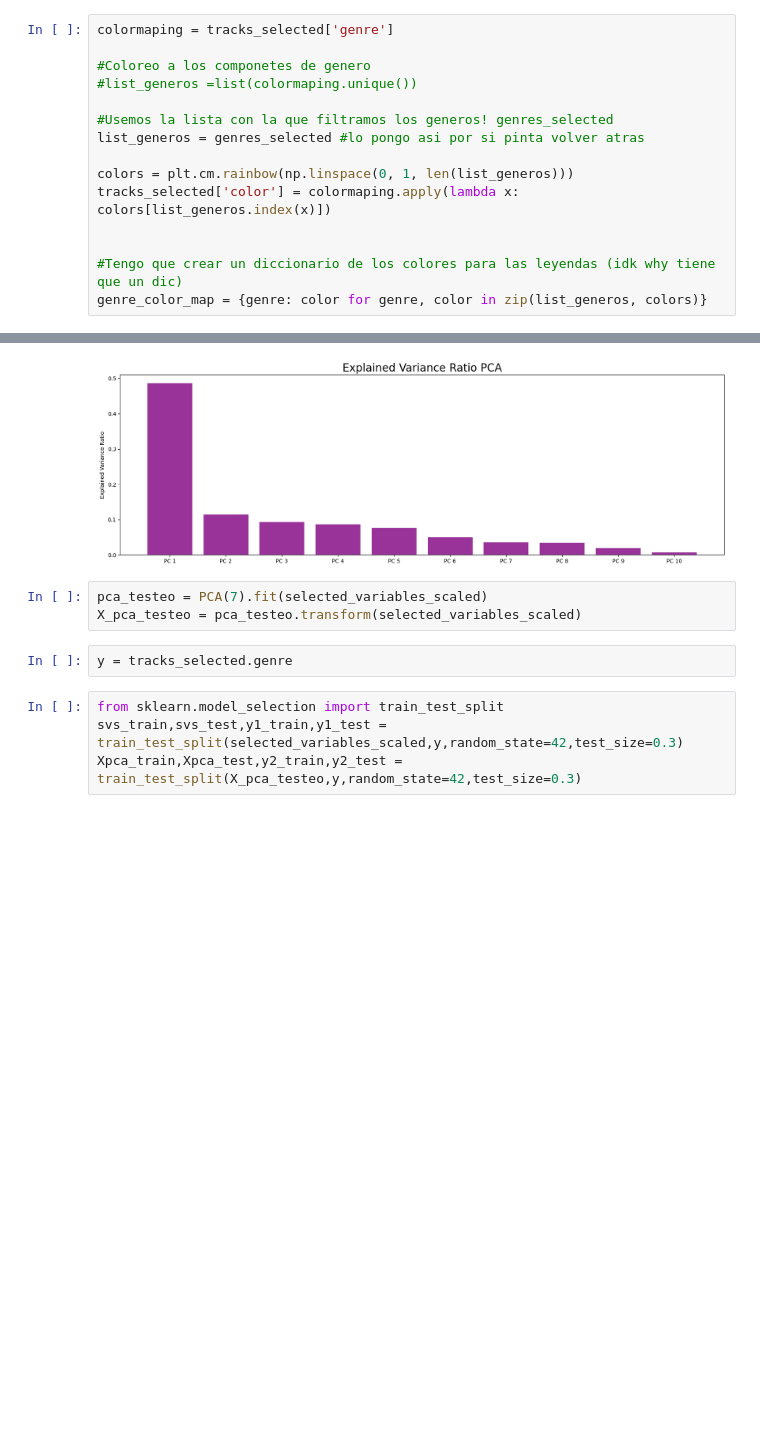
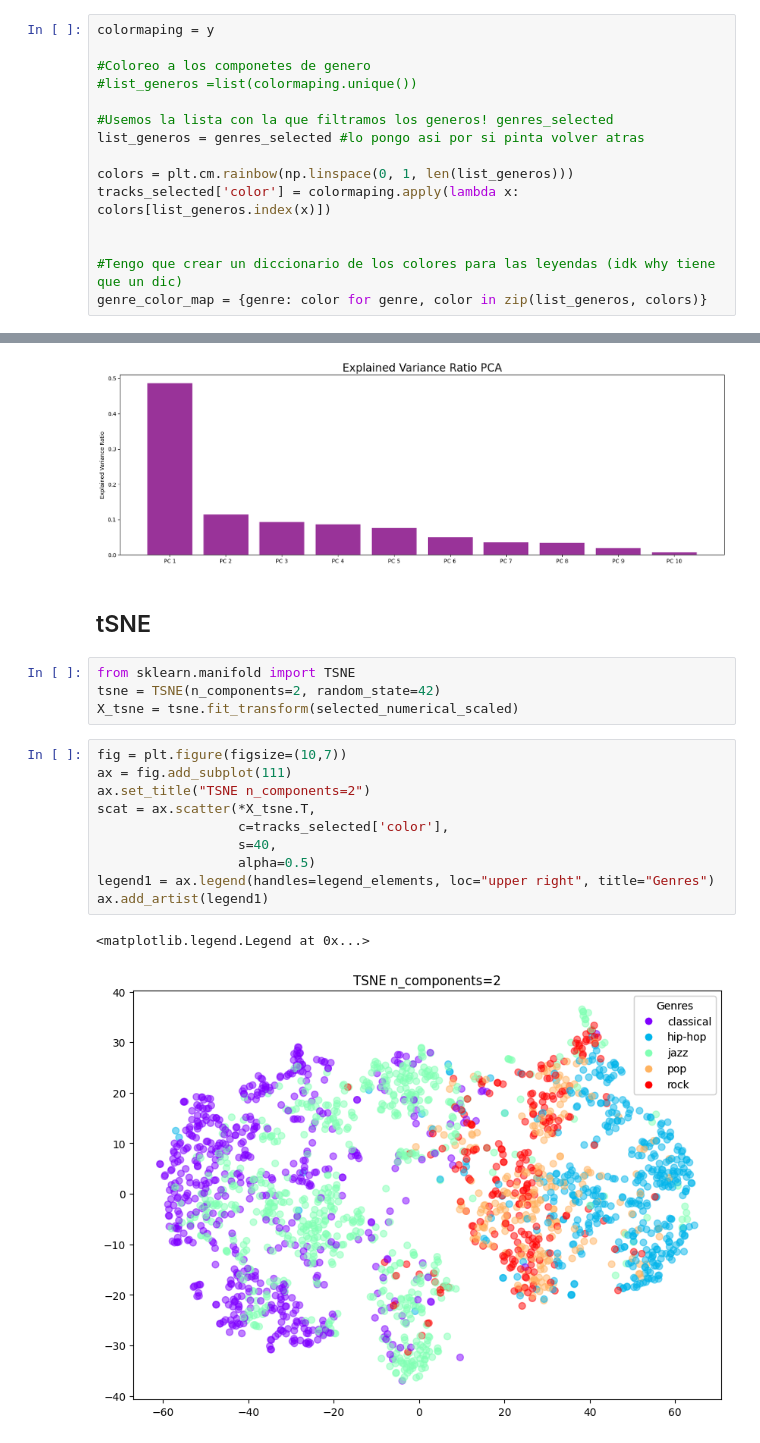
Before and after one commit to JaviCeRodriguez/IAA_tpfinal, a Jupyter notebook: Todo_junto.ipynb, the cells around one changed output, grey strips where cells are left out. Cells and saved outputs as stored; diff of their text form; blank space fills up the shorter version.

Commit message:
progreso en modelos

```diff
--- a/Todo_junto.ipynb
+++ b/Todo_junto.ipynb
@@ -328,7 +341,7 @@ X_pca =  pca.transform(selected_variables_scaled)
 # %% [markdown]
 Agregamos colores por generos
 # %%
-colormaping = tracks_selected['genre']
+colormaping = y
 
 #Coloreo a los componetes de genero
 #list_generos =list(colormaping.unique())
@@ -461,12 +475,22 @@ ax.set_ylabel('Explained Variance Ratio')
 # %% [output]
 Text(0, 0.5, 'Explained Variance Ratio')
 [figure]
-# %%
-pca_testeo = PCA(7).fit(selected_variables_scaled)
-X_pca_testeo = pca_testeo.transform(selected_variables_scaled)
-# %%
-y = tracks_selected.genre
-# %%
-from sklearn.model_selection import train_test_split
-svs_train,svs_test,y1_train,y1_test = train_test_split(selected_variables_scaled,y,random_state=42,test_size=0.3)
-Xpca_train,Xpca_test,y2_train,y2_test = train_test_split(X_pca_testeo,y,random_state=42,test_size=0.3)
+# %% [markdown]
+## tSNE
+# %%
+from sklearn.manifold import TSNE
+tsne = TSNE(n_components=2, random_state=42)
+X_tsne = tsne.fit_transform(selected_numerical_scaled)
+# %%
+fig = plt.figure(figsize=(10,7))
+ax = fig.add_subplot(111)
+ax.set_title("TSNE n_components=2")
+scat = ax.scatter(*X_tsne.T,
+                  c=tracks_selected['color'],
+                  s=40,
+                  alpha=0.5)
+legend1 = ax.legend(handles=legend_elements, loc="upper right", title="Genres")
+ax.add_artist(legend1)
+# %% [output]
+<matplotlib.legend.Legend at 0x...>
+[figure, added]
```
Also changed, not shown: parts of 26 cells of this notebook.
